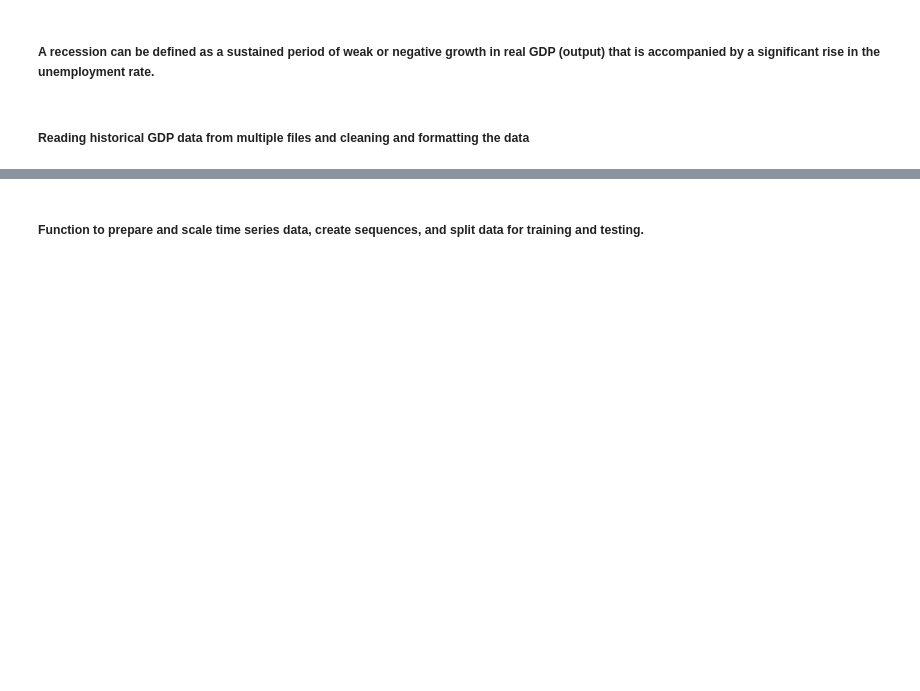
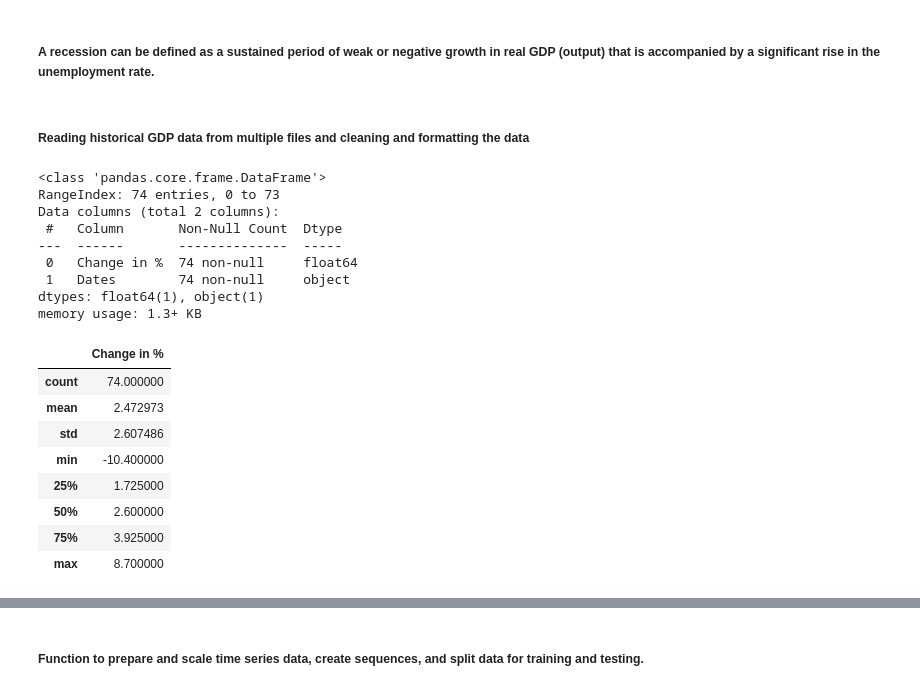
Before and after one commit to ganam93/uk_inflation_prediction, a Jupyter notebook: notebooks/lstm_model_notebooks/Optimized code.ipynb, the cells around one changed output, grey strips where cells are left out. Cells and saved outputs as stored; diff of their text form; code cells hidden in the pictures; blank space fills up the shorter version.

Commit message:
Yearly Recession and Inflation model added

```diff
--- a/notebooks/lstm_model_notebooks/Optimized code.ipynb
+++ b/notebooks/lstm_model_notebooks/Optimized code.ipynb
@@ -212,5 +230,39 @@ prediction_df.head()
 ##### A recession can be defined as a sustained period of weak or negative growth in real GDP (output) that is accompanied by a significant rise in the unemployment rate.
 # %% [markdown]
 ##### Reading historical GDP data from multiple files and cleaning and formatting the data
+# %%
+# Reading GDP data from CSV file
+gdp_yearly_1949_2022 =  pd.read_csv('../input_data/gdp_yearly_1949_2022.csv')
+
+# Transforming 'Year' column in gdp_yearly_1949_2022 to datetime format
+gdp_yearly_1949_2022['Month'] = '-01-01'
+gdp_yearly_1949_2022['Year'] = gdp_yearly_1949_2022['Year'].astype('str')+gdp_yearly_1949_2022['Month'].astype('str')
+gdp_yearly_1949_2022 = gdp_yearly_1949_2022.drop(columns=['Month'])
+gdp_yearly_1949_2022['Dates'] = pd.to_datetime(gdp_yearly_1949_2022['Year']).dt.strftime('%Y-%m-%d')
+gdp_yearly_1949_2022.drop('Year', axis=1, inplace=True)
+
+# Handling missing values
+gdp_yearly_1949_2022 = gdp_yearly_1949_2022.dropna()
+gdp_yearly_1949_2022.info()
+gdp_yearly_1949_2022.describe()
+# %% [output]
+<class 'pandas.core.frame.DataFrame'>
+RangeIndex: 74 entries, 0 to 73
+Data columns (total 2 columns):
+ #   Column       Non-Null Count  Dtype
+---  ------       --------------  -----
+ 0   Change in %  74 non-null     float64
+ 1   Dates        74 non-null     object
+dtypes: float64(1), object(1)
+memory usage: 1.3+ KB
+|  | Change in % |
+| count | 74.000000 |
+| mean | 2.472973 |
+| std | 2.607486 |
+| min | -10.400000 |
+| 25% | 1.725000 |
+| 50% | 2.600000 |
+| 75% | 3.925000 |
+| max | 8.700000 |
 # %%
 # Reading GDP data from CSV file
```
Also changed, not shown: parts of 2 cells of this notebook, 11 other files.
